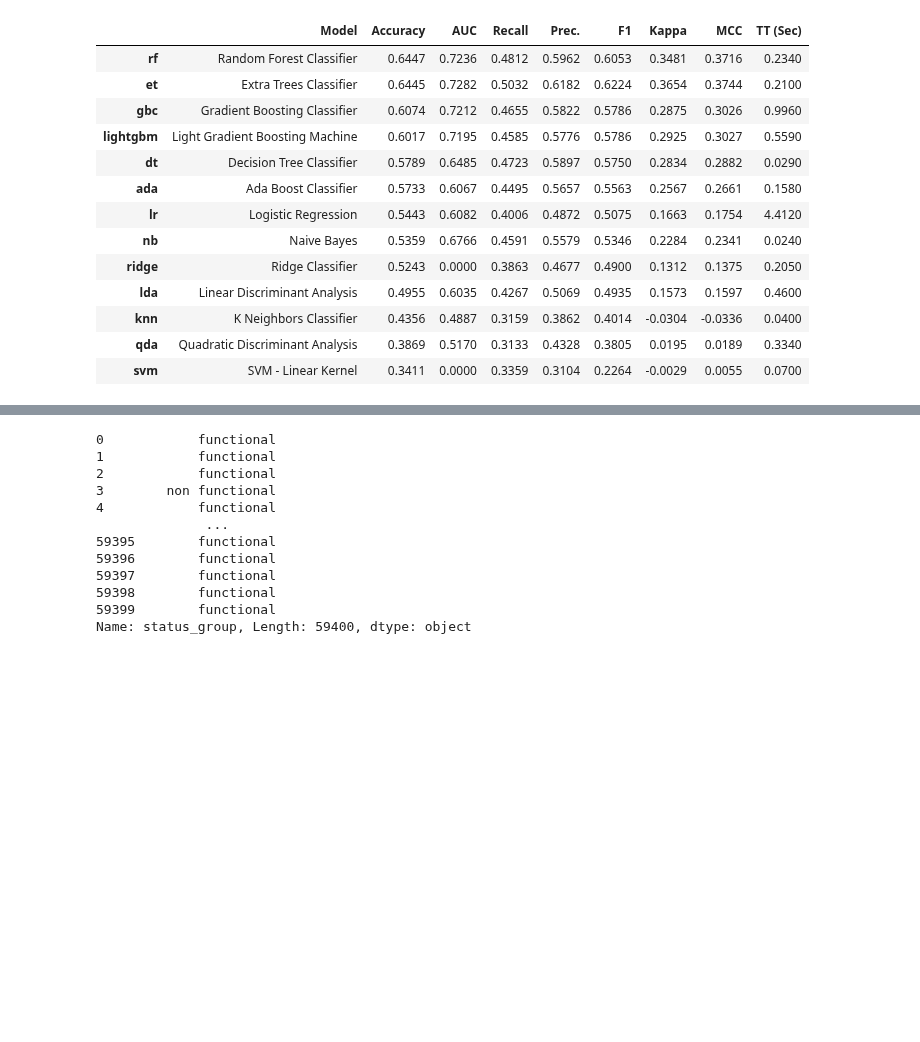
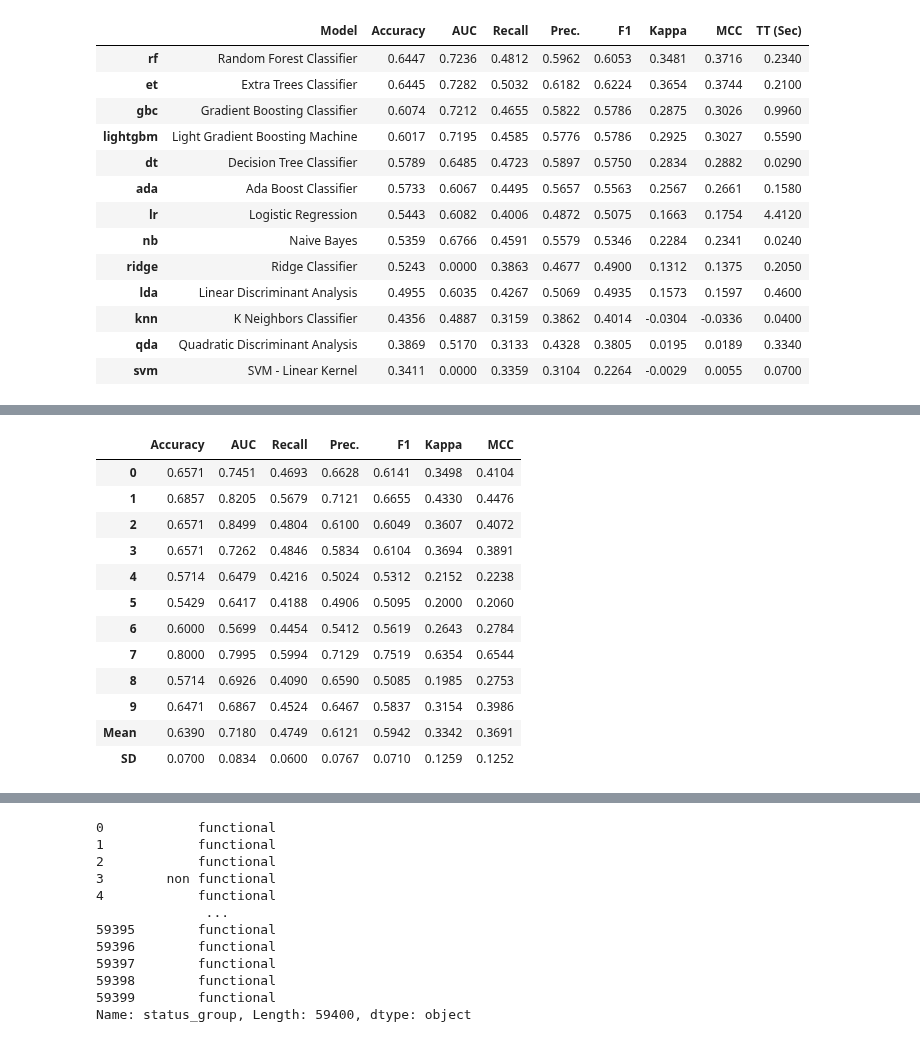
Before and after one commit to JannaW0402/Pump-it-Up, a Jupyter notebook: 869model.ipynb, the cells around one changed output, grey strips where cells are left out. Cells and saved outputs as stored; diff of their text form; code cells hidden in the pictures; blank space fills up the shorter version.

```diff
--- a/869model.ipynb
+++ b/869model.ipynb
@@ -249,0 +254,16 @@ Fitting 10 folds for each of 10 candidates, totalling 100 fits
+# %%
+bagged_rf = ensemble_model(rf)
+# %% [output]
+|  | Accuracy | AUC | Recall | Prec. | F1 | Kappa | MCC |
+| 0 | 0.6571 | 0.7451 | 0.4693 | 0.6628 | 0.6141 | 0.3498 | 0.4104 |
+| 1 | 0.6857 | 0.8205 | 0.5679 | 0.7121 | 0.6655 | 0.4330 | 0.4476 |
+| 2 | 0.6571 | 0.8499 | 0.4804 | 0.6100 | 0.6049 | 0.3607 | 0.4072 |
+| 3 | 0.6571 | 0.7262 | 0.4846 | 0.5834 | 0.6104 | 0.3694 | 0.3891 |
+| 4 | 0.5714 | 0.6479 | 0.4216 | 0.5024 | 0.5312 | 0.2152 | 0.2238 |
+| 5 | 0.5429 | 0.6417 | 0.4188 | 0.4906 | 0.5095 | 0.2000 | 0.2060 |
+| 6 | 0.6000 | 0.5699 | 0.4454 | 0.5412 | 0.5619 | 0.2643 | 0.2784 |
+| 7 | 0.8000 | 0.7995 | 0.5994 | 0.7129 | 0.7519 | 0.6354 | 0.6544 |
+| 8 | 0.5714 | 0.6926 | 0.4090 | 0.6590 | 0.5085 | 0.1985 | 0.2753 |
+| 9 | 0.6471 | 0.6867 | 0.4524 | 0.6467 | 0.5837 | 0.3154 | 0.3986 |
+| Mean | 0.6390 | 0.7180 | 0.4749 | 0.6121 | 0.5942 | 0.3342 | 0.3691 |
+| SD | 0.0700 | 0.0834 | 0.0600 | 0.0767 | 0.0710 | 0.1259 | 0.1252 |
```
Also changed, not shown: parts of 22 cells of this notebook.
